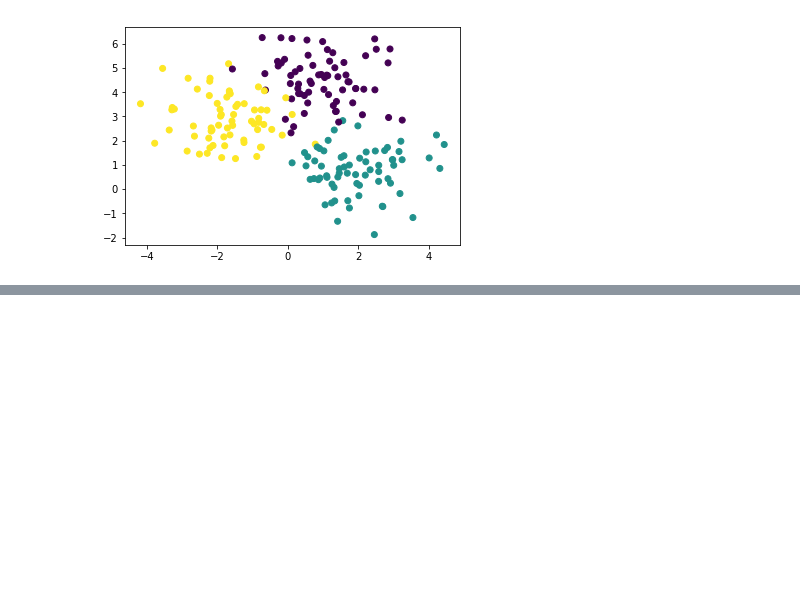
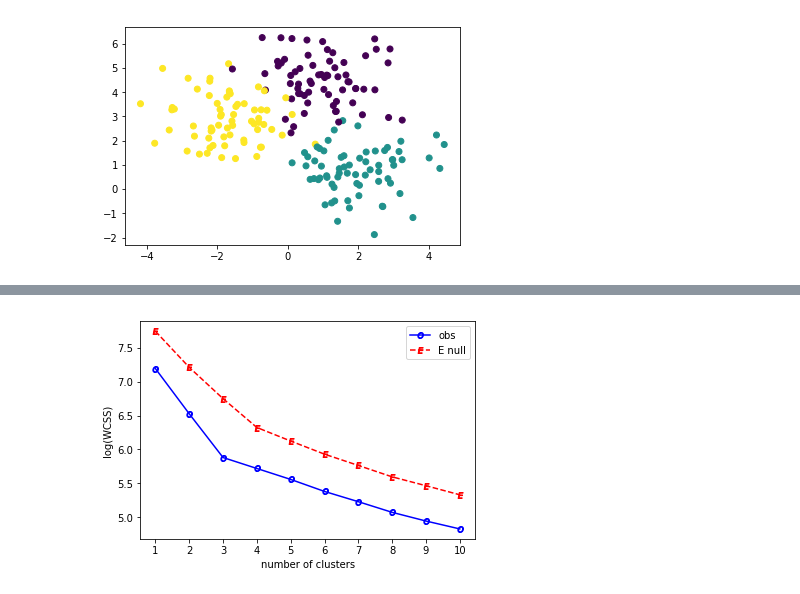
Before and after one commit to idc9/what_the_cluster, a Jupyter notebook: doc/gapstat/basic functionality.ipynb, the cells around one changed output, grey strips where cells are left out. Drawn from its saved outputs; the diff is of its cells as text; code cells hidden in the pictures; blank space fills up the shorter version.

```diff
--- a/doc/arbitrary, user supplied clustering algorithms.ipynb
+++ b/doc/gapstat/basic functionality.ipynb
@@ -127,0 +36,6 @@ print(p_cube(2))
+# %%
+# initialize a GapStat object
+gs = GapStat(clusterer='kmeans',
+             cluster_sizes=range(1, 11),
+             ref_dist='uniform',
+             B=10)
@@ -127,0 +61,4 @@ print(p_cube(2))
+# %%
+gs.plot_wcss_curves()
+# %% [output]
+[figure, added]
```
Also changed, not shown: parts of 27 cells of this notebook, 7 other files.
